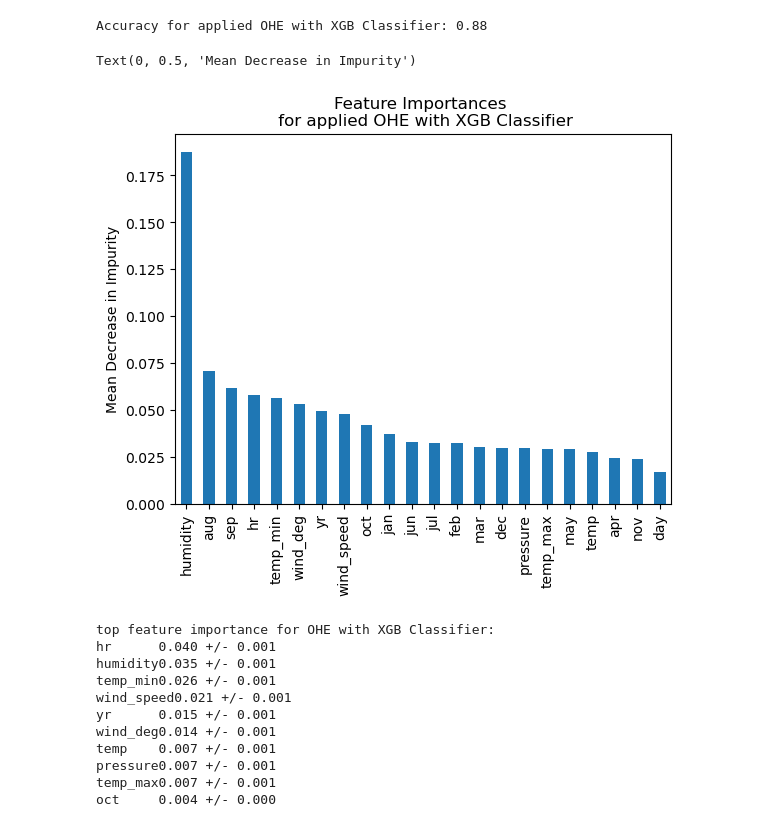
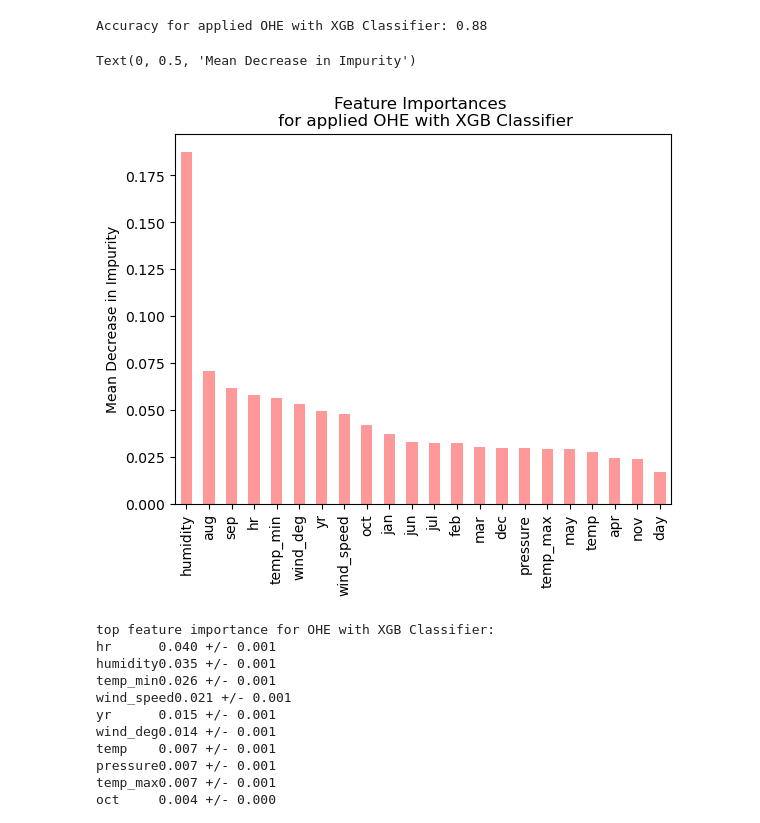
Before and after one commit to fsari2/machine-learning-application, a Jupyter notebook: HW08_Fitria.ipynb, the cells around one changed output. Saved outputs shown, nothing was run; the diff lists cells and outputs as text; code cells hidden in the pictures.

```diff
--- a/HW08_Fitria.ipynb
+++ b/HW08_Fitria.ipynb
@@ -16,7 +16,7 @@ import pandas as pd
 from sklearn.metrics import mean_absolute_error, mean_squared_error, r2_score
 # %%
 # load the dataset
-df = pd.read_csv('data/openweatherdata-denpasar-1990-2020.csv', parse_dates=True)
+df = pd.read_csv('../openweatherdata-denpasar-1990-2020.csv', parse_dates=True)
 
 # see the loaded dataset type
 df.info()
@@ -873,12 +891,12 @@ Accuracy for applied OHE with XGB Classifier: 0.88
 # %%
 # visualize the feature importance for plain data
 
 feature_importances = pd.Series(xgb_clf_ohe.feature_importances_, index=X_train_ohe.columns).sort_values(ascending=False)
-feature_importances.plot(kind='bar', title='Feature Importances \n for applied OHE with XGB Classifier')
+feature_importances.plot(kind='bar', color='#ff9999', title='Feature Importances \n for applied OHE with XGB Classifier')
 plt.ylabel('Mean Decrease in Impurity')
 # %% [output]
 Text(0, 0.5, 'Mean Decrease in Impurity')
-[figure, old version]
+[figure, new version]
 # %%
 # see the multipass permutation importance for XGB Classifier
 
```
Also changed, not shown: parts of 10 cells of this notebook, 4 other files.
